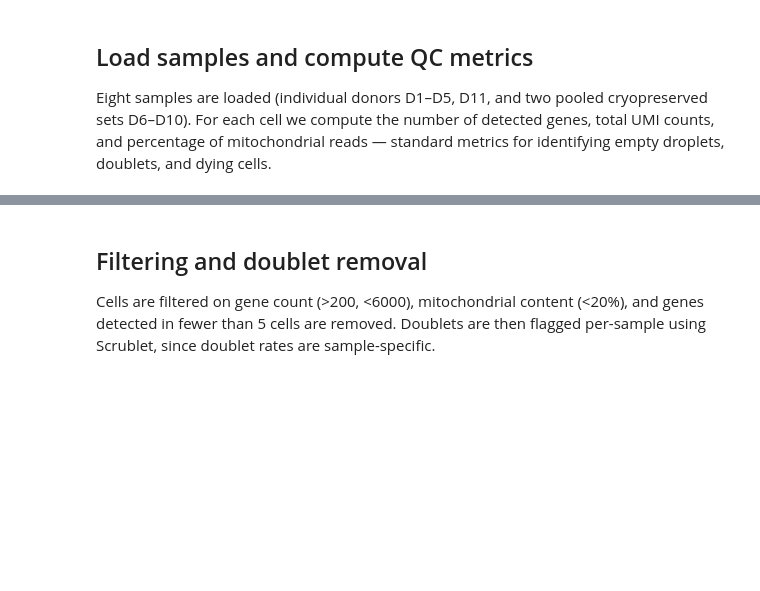
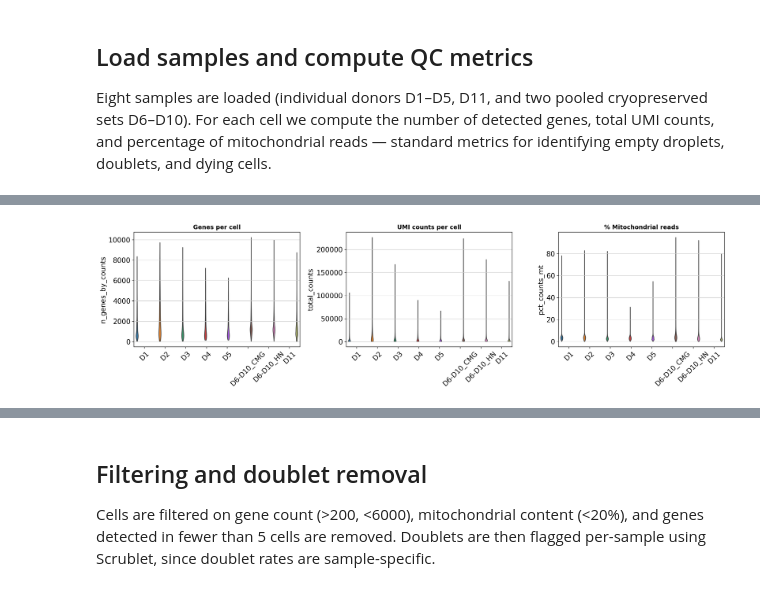
Before and after one commit to MadhuramDidwani45/Sc-RNA-seq-Analysis, a Jupyter notebook: 01_QC_and_preprocessing.ipynb, the cells around one changed output, grey strips where cells are left out. Drawn from its saved outputs; the diff is of its cells as text; code cells hidden in the pictures; blank space fills up the shorter version.

Commit message:
Added Visualizations

```diff
--- a/01_QC_and_preprocessing.ipynb
+++ b/01_QC_and_preprocessing.ipynb
@@ -26,6 +26,17 @@ import warnings
 import scanpy as sc
 
 adatas = {}
+
+samples = {
+    "D1": "GSM5022599_D1_filtered_feature_bc_matrix.h5",
+    "D2": "GSM5022600_D2_filtered_feature_bc_matrix.h5",
+    "D3": "GSM5022601_D3_filtered_feature_bc_matrix.h5",
+    "D4": "GSM5022602_D4_filtered_feature_bc_matrix.h5",
+    "D5": "GSM5022603_D5_filtered_feature_bc_matrix.h5",
+    "D6-D10_CMG": "GSM5022604_D6-D10_Pool_CMG_filtered_feature_bc_matrix.h5",
+    "D6-D10_HN": "GSM5022605_D6-D10_Pool_HN_filtered_feature_bc_matrix.h5",
+    "D11": "GSM5022606_D11_filtered_feature_bc_matrix.h5",
+}
 
 for name, path in samples.items():
 
@@ -59,0 +77,36 @@ D11: 8334 cells x 33538 genes
+# %%
+import matplotlib.pyplot as plt
+import scanpy as sc
+
+# fixes the warning at the source — no separate obs_names_make_unique() needed
+adata_qc_check = sc.concat(
+    adatas,
+    label='sample',
+    index_unique='-'
+)
+
+fig, axes = plt.subplots(1, 3, figsize=(18, 5))
+
+for ax, metric, title in zip(
+    axes,
+    ['n_genes_by_counts', 'total_counts', 'pct_counts_mt'],
+    ['Genes per cell', 'UMI counts per cell', '% Mitochondrial reads']
+):
+    sc.pl.violin(
+        adata_qc_check,
+        metric,
+        groupby='sample',
+        rotation=45,
+        stripplot=False,
+        ax=ax,
+        show=False,
+    )
+    ax.set_title(title, fontsize=12, fontweight='bold')
+    ax.set_xlabel('')
+
+plt.subplots_adjust(wspace=0.4)
+plt.tight_layout()
+plt.savefig('qc_violin_prefilter.png', dpi=300, bbox_inches='tight')
+plt.show()
+# %% [output]
+[figure, added]
```
Also changed, not shown: parts of 6 cells of this notebook.
